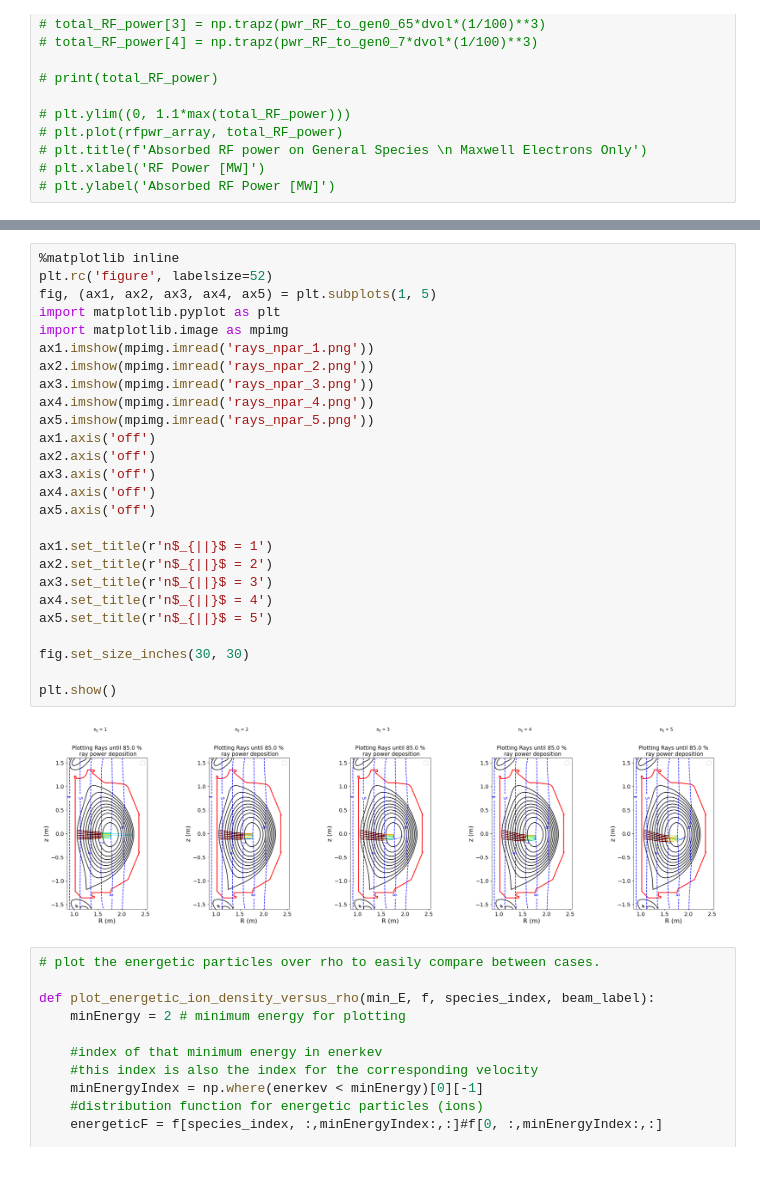
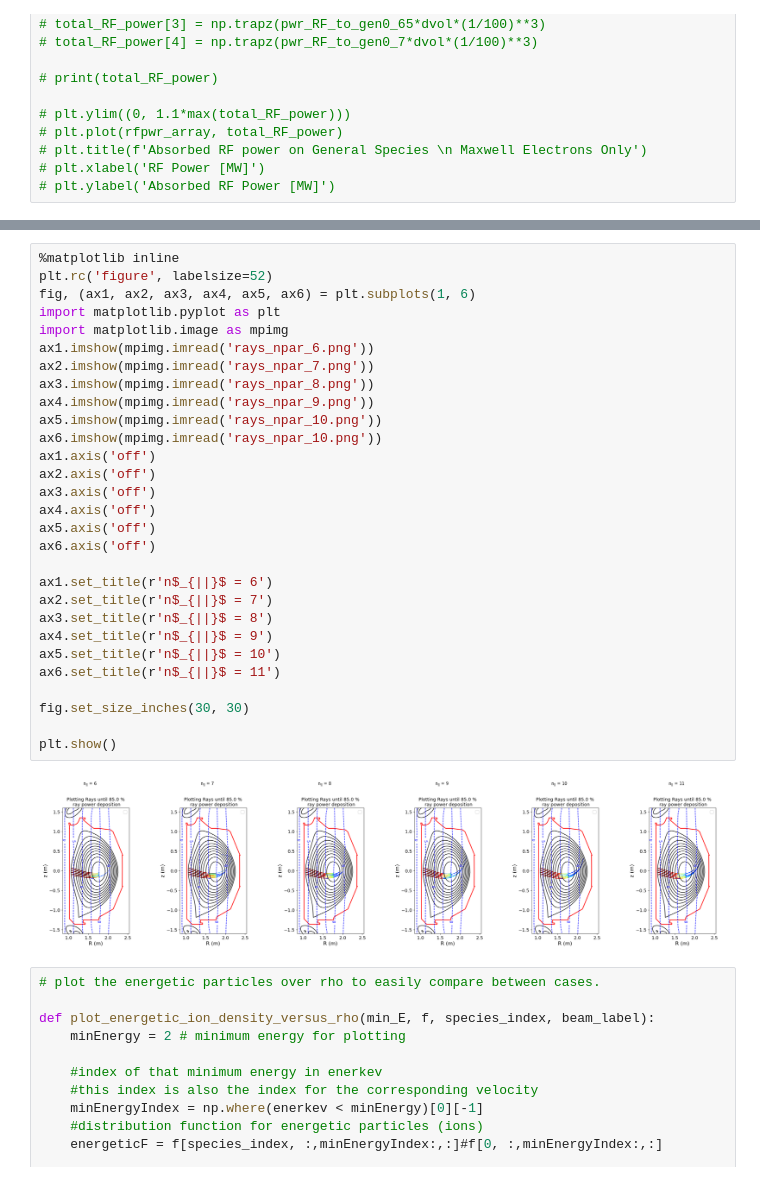
Before and after one commit to vandelij/genray_cql3d_plots, a Jupyter notebook: shots/147634/scan_npar/beam_5_RF_0_7/npar_scan_notebook.ipynb, the cells around one changed output, grey strips where cells are left out. Drawn from its saved outputs; the diff is of its cells as text.

```diff
--- a/shots/147634/scan_npar/beam_5_RF_0_7/npar_scan_notebook.ipynb
+++ b/shots/147634/scan_npar/beam_5_RF_0_7/npar_scan_notebook.ipynb
@@ -415,31 +456,34 @@ RF powers to electrons [MW]:  [7.71893330e-05 9.24094770e-04 4.74051591e-03 6.96
 # %%
 %matplotlib inline
 plt.rc('figure', labelsize=52)
-fig, (ax1, ax2, ax3, ax4, ax5) = plt.subplots(1, 5)
+fig, (ax1, ax2, ax3, ax4, ax5, ax6) = plt.subplots(1, 6)
 import matplotlib.pyplot as plt
 import matplotlib.image as mpimg
-ax1.imshow(mpimg.imread('rays_npar_1.png'))
-ax2.imshow(mpimg.imread('rays_npar_2.png'))
-ax3.imshow(mpimg.imread('rays_npar_3.png'))
-ax4.imshow(mpimg.imread('rays_npar_4.png'))
-ax5.imshow(mpimg.imread('rays_npar_5.png'))
+ax1.imshow(mpimg.imread('rays_npar_6.png'))
+ax2.imshow(mpimg.imread('rays_npar_7.png'))
+ax3.imshow(mpimg.imread('rays_npar_8.png'))
+ax4.imshow(mpimg.imread('rays_npar_9.png'))
+ax5.imshow(mpimg.imread('rays_npar_10.png'))
+ax6.imshow(mpimg.imread('rays_npar_10.png'))
 ax1.axis('off')
 ax2.axis('off')
 ax3.axis('off')
 ax4.axis('off')
 ax5.axis('off')
+ax6.axis('off')
 
-ax1.set_title(r'n$_{||}$ = 1')
-ax2.set_title(r'n$_{||}$ = 2')
-ax3.set_title(r'n$_{||}$ = 3')
-ax4.set_title(r'n$_{||}$ = 4')
-ax5.set_title(r'n$_{||}$ = 5')
+ax1.set_title(r'n$_{||}$ = 6')
+ax2.set_title(r'n$_{||}$ = 7')
+ax3.set_title(r'n$_{||}$ = 8')
+ax4.set_title(r'n$_{||}$ = 9')
+ax5.set_title(r'n$_{||}$ = 10')
+ax6.set_title(r'n$_{||}$ = 11')
 
 fig.set_size_inches(30, 30)
 
 plt.show()
 # %% [output]
-[figure, old version]
+[figure, new version]
 # %%
 # plot the energetic particles over rho to easily compare between cases.
 
```
Also changed, not shown: parts of 6 cells of this notebook, 2 other files.
